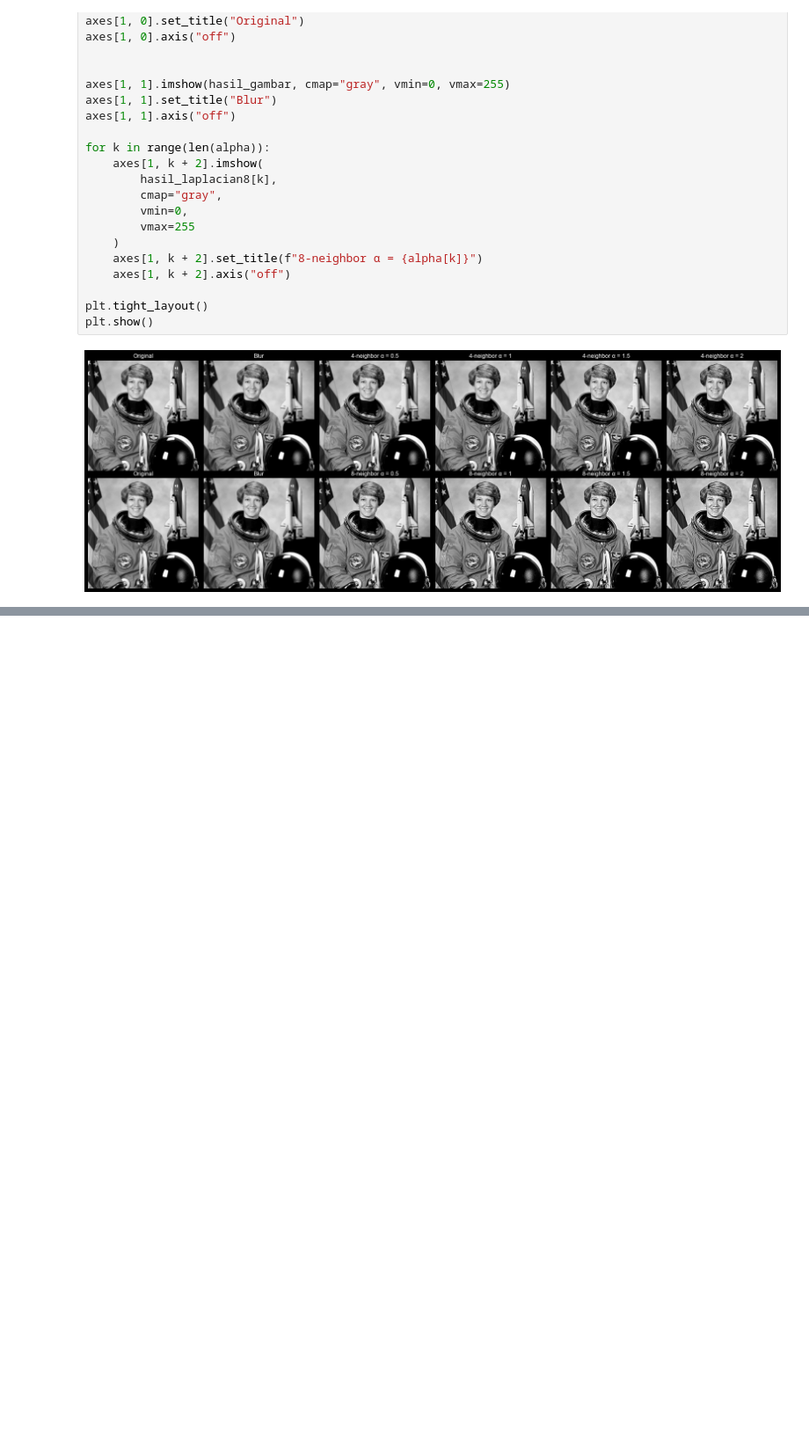
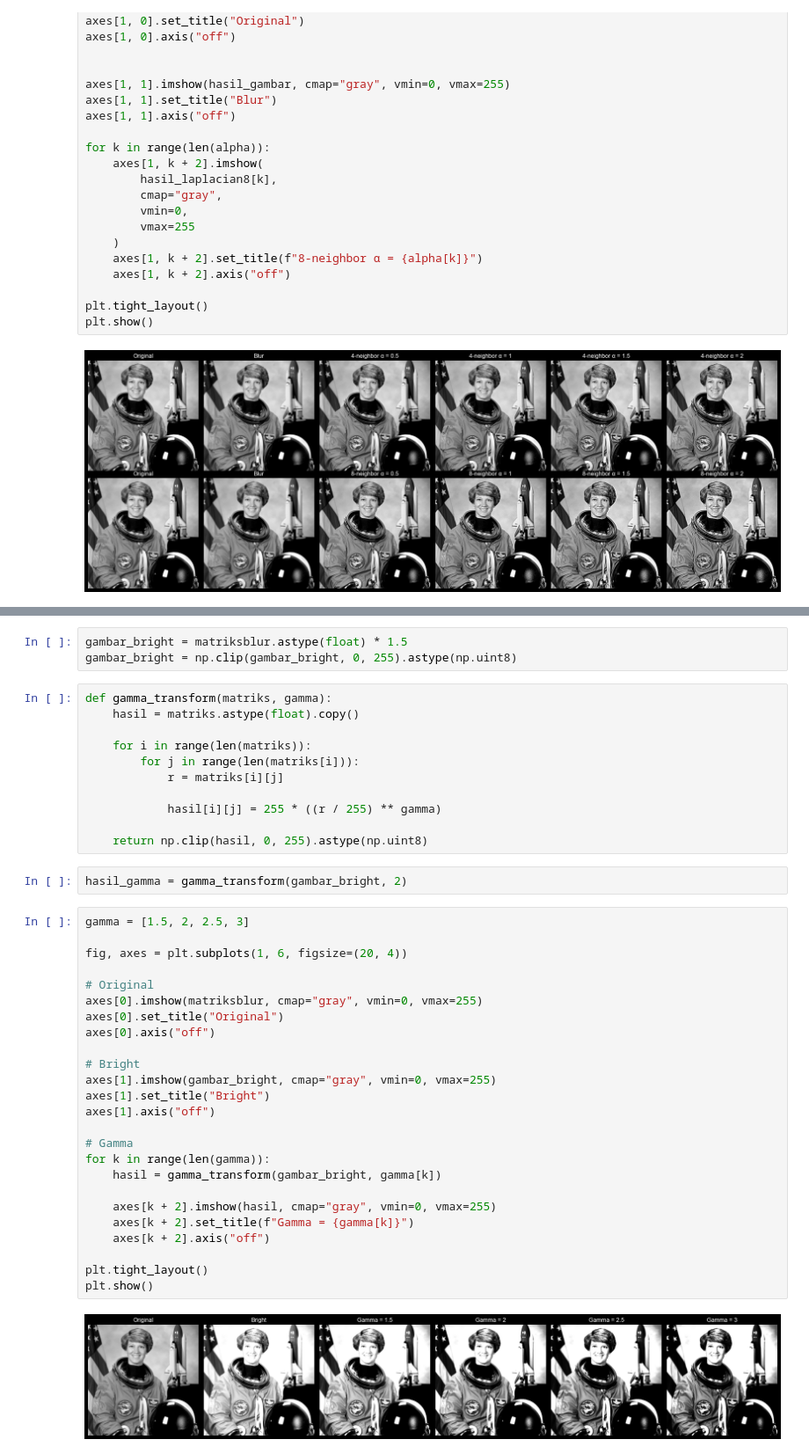
Before and after one commit to Rin849/PCD_Assignment02, a Jupyter notebook: PCD_Assignment_02_Folder/PCD_Assignment02.ipynb, the cells around one changed output, grey strips where cells are left out. Shown at 88% size. Cells and saved outputs as stored; diff of their text form; blank space fills up the shorter version.

```diff
--- a/PCD_Assignment_02_Folder/PCD_Assignment02.ipynb
+++ b/PCD_Assignment_02_Folder/PCD_Assignment02.ipynb
@@ -158,0 +215,43 @@ plt.show()
+# %%
+gambar_bright = matriksblur.astype(float) * 1.5
+gambar_bright = np.clip(gambar_bright, 0, 255).astype(np.uint8)
+# %%
+def gamma_transform(matriks, gamma):
+    hasil = matriks.astype(float).copy()
+
+    for i in range(len(matriks)):
+        for j in range(len(matriks[i])):
+            r = matriks[i][j]
+
+            hasil[i][j] = 255 * ((r / 255) ** gamma)
+
+    return np.clip(hasil, 0, 255).astype(np.uint8)
+# %%
+hasil_gamma = gamma_transform(gambar_bright, 2)
+# %%
+gamma = [1.5, 2, 2.5, 3]
+
+fig, axes = plt.subplots(1, 6, figsize=(20, 4))
+
+# Original
+axes[0].imshow(matriksblur, cmap="gray", vmin=0, vmax=255)
+axes[0].set_title("Original")
+axes[0].axis("off")
+
+# Bright
+axes[1].imshow(gambar_bright, cmap="gray", vmin=0, vmax=255)
+axes[1].set_title("Bright")
+axes[1].axis("off")
+
+# Gamma
+for k in range(len(gamma)):
+    hasil = gamma_transform(gambar_bright, gamma[k])
+
+    axes[k + 2].imshow(hasil, cmap="gray", vmin=0, vmax=255)
+    axes[k + 2].set_title(f"Gamma = {gamma[k]}")
+    axes[k + 2].axis("off")
+
+plt.tight_layout()
+plt.show()
+# %% [output]
+[figure, added]
```
Also changed, not shown: parts of 20 cells of this notebook, 1 other file.
